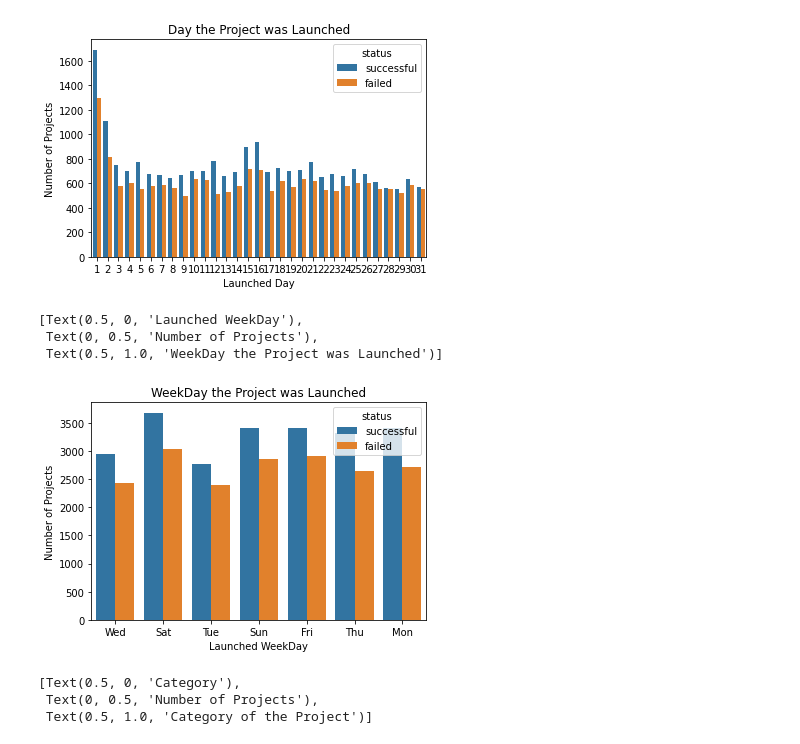
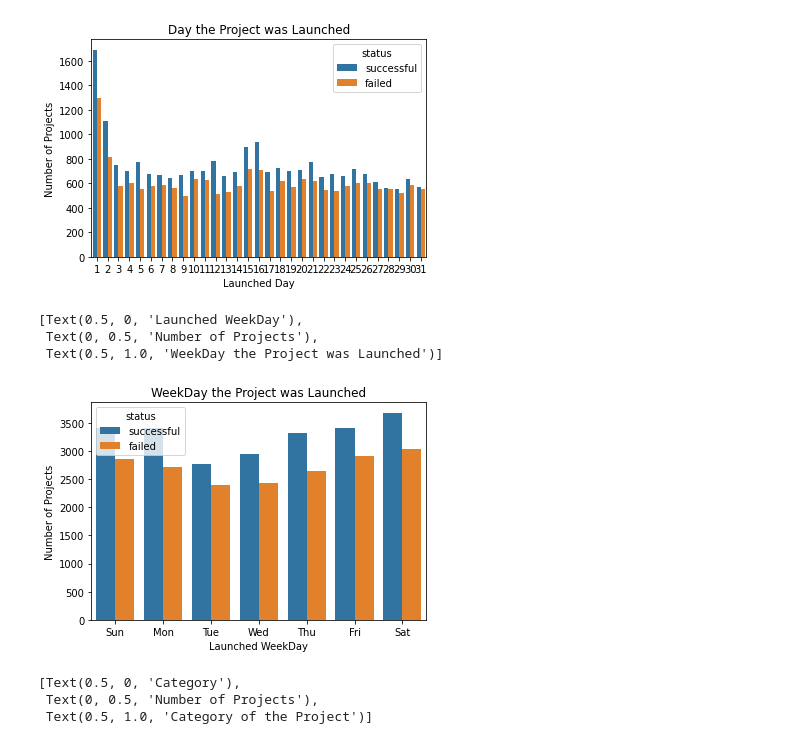
Before and after one commit to NicsLvl/GADSI, a Jupyter notebook: workings.ipynb, the cells around one changed output. Cells and saved outputs as stored; diff of their text form; code cells hidden in the pictures.

```diff
--- a/workings.ipynb
+++ b/workings.ipynb
@@ -222,14 +222,14 @@ test3.value_counts().to_csv('test3.csv')
 # %%
 df.to_csv('heatmap.csv')
 # %%
-test4 = df.loc[df.status == 'successful',['weekday', 'status']].append(df.loc[df.status == 'failed',   ['weekday', 'status']])
-ax = sns.countplot(x=test4.weekday, hue = test4.status)
+test4 = df.loc[df.status == 'successful',['weekday','status']].append(df.loc[df.status == 'failed',['weekday', 'status']])
+ax = sns.countplot(x=test4.weekday, hue = test4.status, order = ['Sun','Mon','Tue','Wed','Thu','Fri','Sat'])
 ax.set(xlabel='Launched WeekDay', ylabel='Number of Projects', title= 'WeekDay the Project was Launched')
 # %% [output]
 [Text(0.5, 0, 'Launched WeekDay'),
  Text(0, 0.5, 'Number of Projects'),
  Text(0.5, 1.0, 'WeekDay the Project was Launched')]
-[figure, old version]
+[figure, new version]
 # %%
 test5 = df.loc[df.status == 'successful',['category', 'status']].append(df.loc[df.status == 'failed',['category', 'status']])
 test5.replace(to_replace="Film &amp; Video", value = "Film & Video", inplace=True )
```
